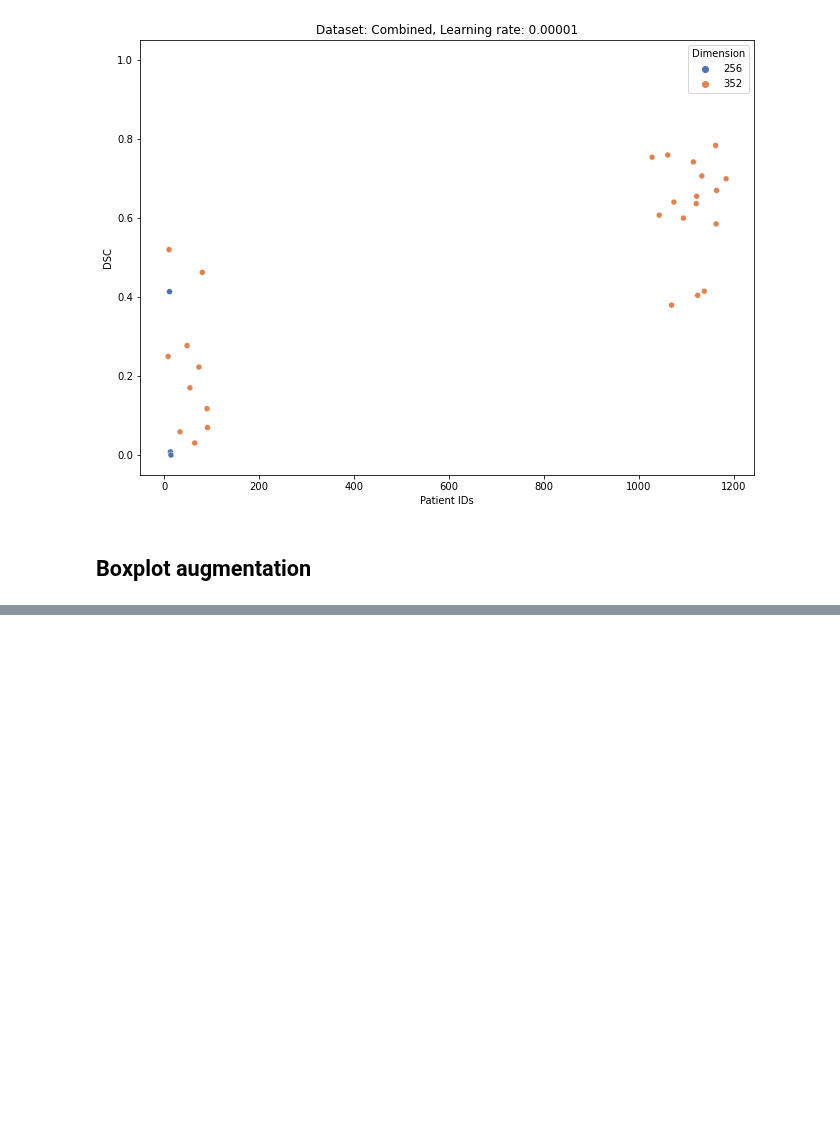
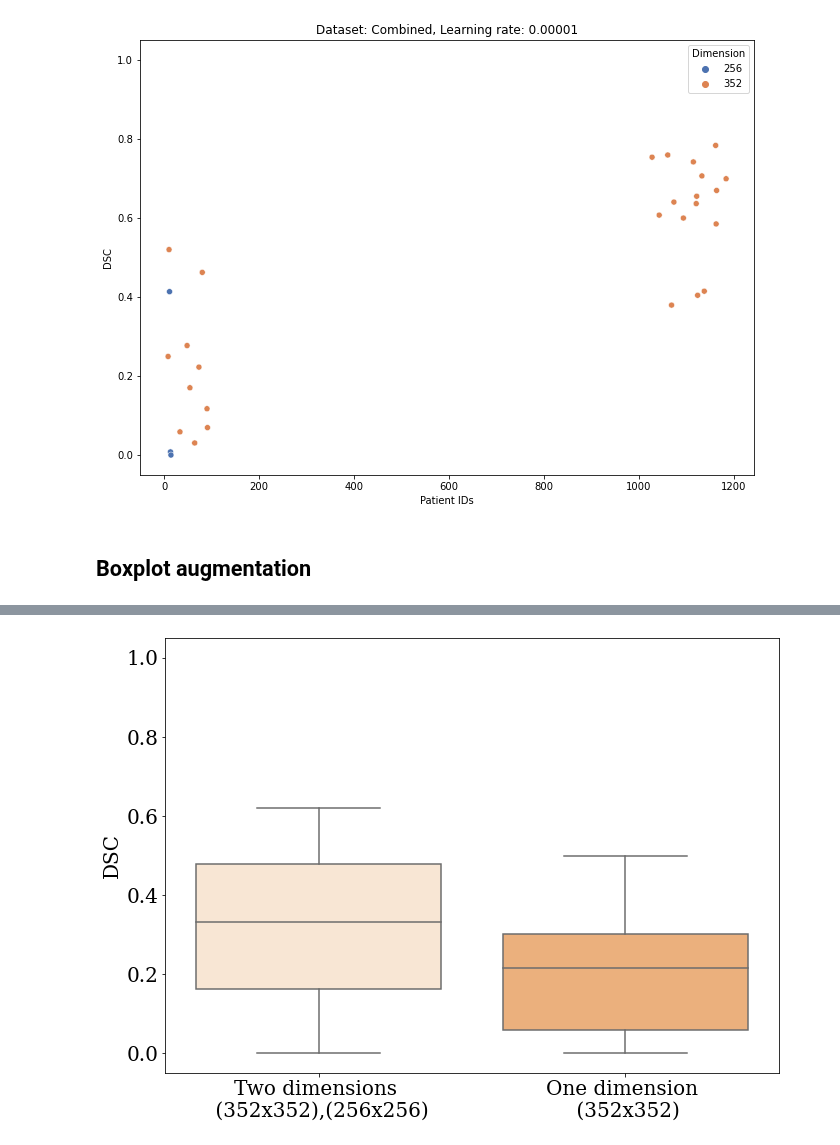
Before and after one commit to IngvildAskimAdde/MasterThesis, a Jupyter notebook: visualize_results.ipynb, the cells around one changed output, grey strips where cells are left out. Drawn from its saved outputs; the diff is of its cells as text; code cells hidden in the pictures; blank space fills up the shorter version.

Commit message:
Visualizing figures

```diff
--- a/visualize_results.ipynb
+++ b/visualize_results.ipynb
@@ -304,0 +306,30 @@ dtype: float64
+# %%
+def main_dimensions(dataframe, id1, id2):
+
+    path_1_dim = list(dataframe['Result path'])[id1] + '/patient.csv'
+    path_2_dim_352 = list(dataframe['Result path'])[id2] + '/patient_352.csv'
+    path_2_dim_256 = list(dataframe['Result path'])[id2] + '/patient_256.csv' #Get a list of folderpaths were the results are saved
+
+    df1 = pd.read_csv(path_1_dim)
+    df1 = df1.rename(columns={'f1_score':'One dimension \n (352x352)'})
+
+    df2_352 = pd.read_csv(path_2_dim_352)
+    df2_256 = pd.read_csv(path_2_dim_256)
+    df = df2_352.append(df2_256, ignore_index=True)
+    df2 = df.rename(columns={'f1_score':'Two dimensions \n (352x352),(256x256)'})
+
+    df = df2.join(df1.set_index('patient_ids'), on='patient_ids')
+    df = df.drop(['patient_ids'], axis=1)
+
+    df['Data'] = 'LARC-RRP'
+    df = pd.melt(df, id_vars=['Data'], var_name=['Parameters'])
+    colors_LARC = ['#fee6ce','#fdae6b']
+
+    boxplot_aug(df, 20, 20, '', colors_LARC, save=True)
+# %%
+excel_path = '/Volumes/LaCie/MasterThesis_Ingvild/Excel_data/Experiment_plan.xlsx'
+LARC_dim = pd.read_excel(excel_path, sheet_name='LARC') #Create dataframe of excel sheet
+
+main_dimensions(LARC_dim, 19,6)
+# %% [output]
+[figure, added]
```
Also changed, not shown: parts of 5 cells of this notebook.
